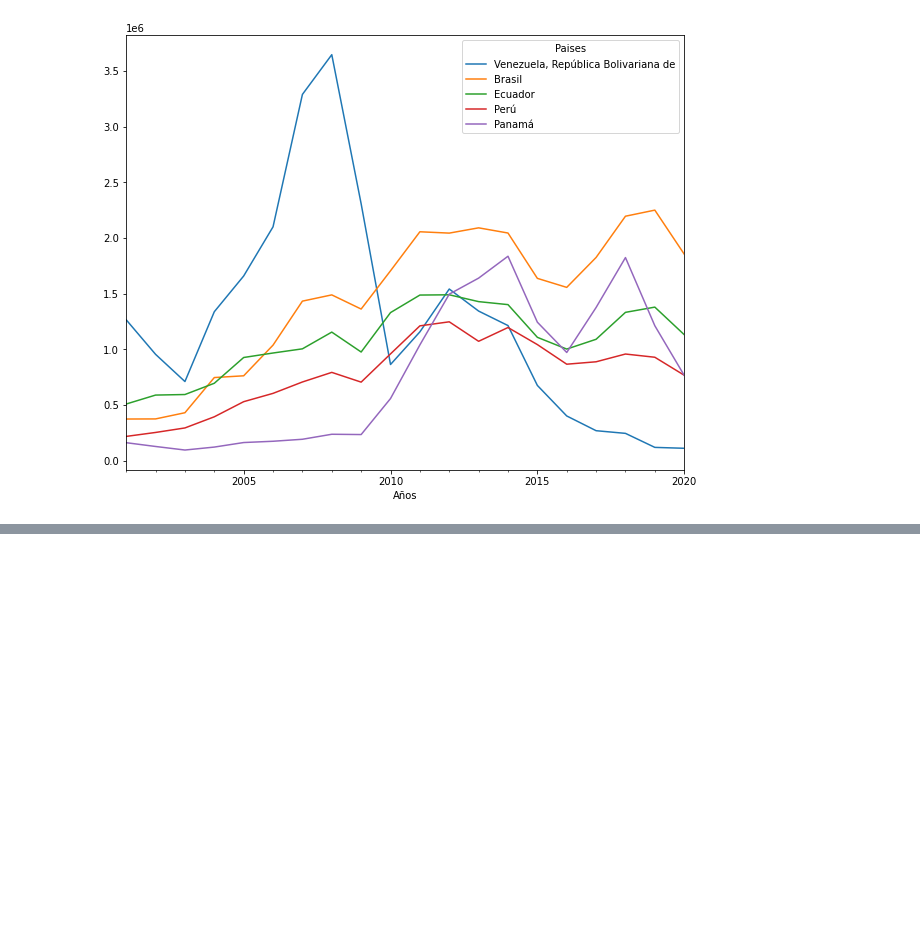
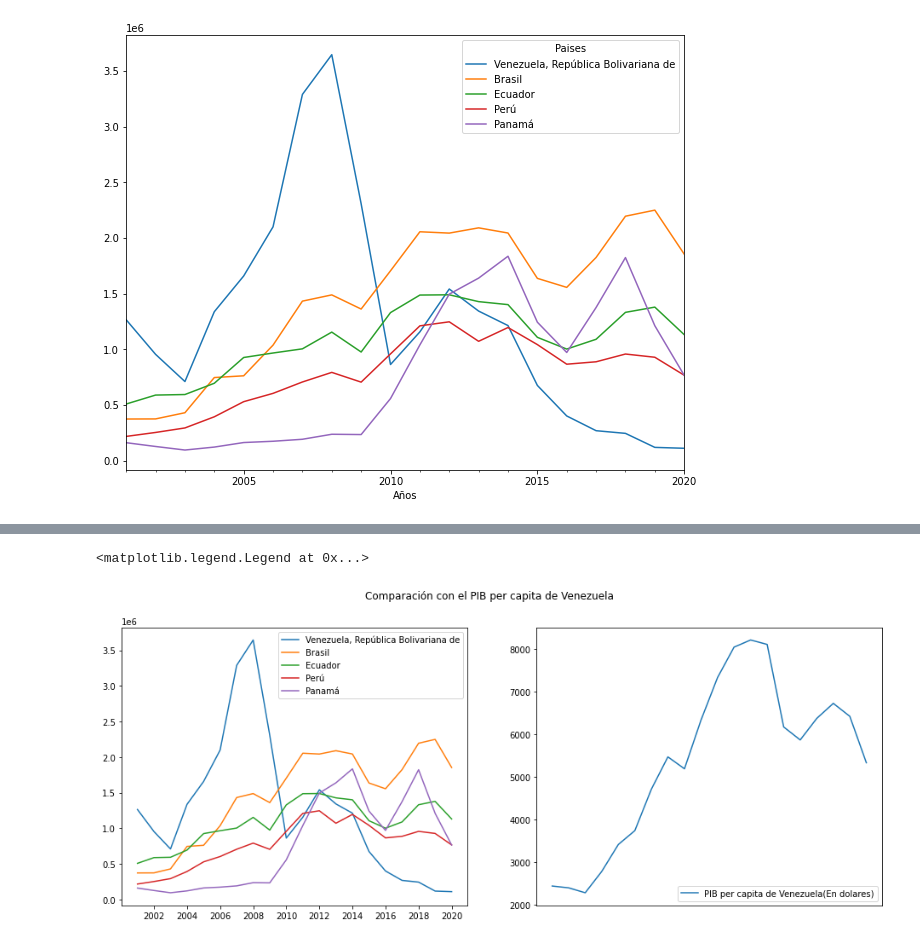
Before and after one commit to LuchoValr/Semillero, a Jupyter notebook: Proyecto_semillero_Avance1.ipynb, the cells around one changed output, grey strips where cells are left out. Cells and saved outputs as stored; diff of their text form; code cells hidden in the pictures; blank space fills up the shorter version.

```diff
--- a/Proyecto_semillero_Avance1.ipynb
+++ b/Proyecto_semillero_Avance1.ipynb
@@ -217,0 +235,11 @@ f3
+# %%
+fig, (ax1,ax2) = plt.subplots(1,2, figsize=(16,6))
+fig.suptitle('Comparación con el PIB per capita de Venezuela')
+ax1.plot(frontier_partners2[['Venezuela, República Bolivariana de','Brasil','Ecuador','Perú','Panamá']])
+ax1.legend(('Venezuela, República Bolivariana de','Brasil','Ecuador','Perú','Panamá'),prop = {'size': 10}, loc='upper right')
+plt.xticks(range(len(pibcap_ven5.columns.values)),pibcap_ven5.columns.values)
+ax2.plot(pibcap_ven5)
+ax2.legend(pibcap_ven5.columns.values)
+# %% [output]
+<matplotlib.legend.Legend at 0x...>
+[figure, added]
```
Also changed, not shown: parts of 7 cells of this notebook.
